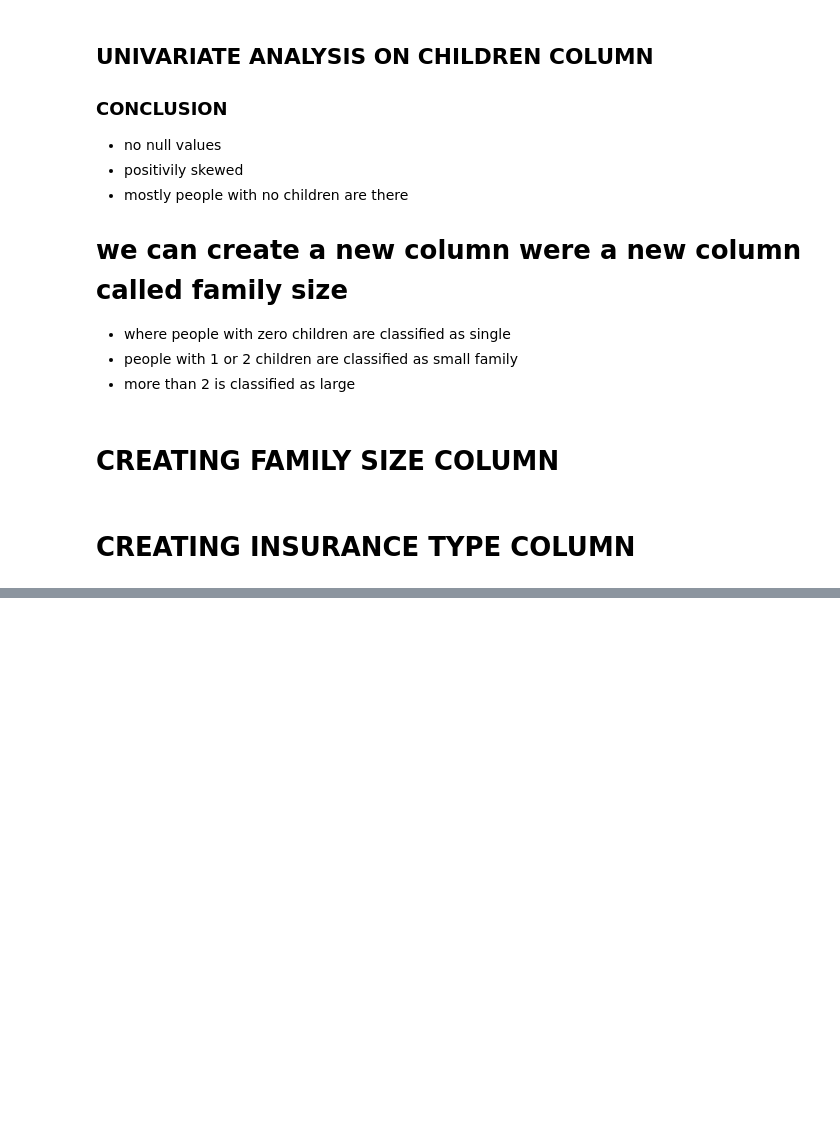
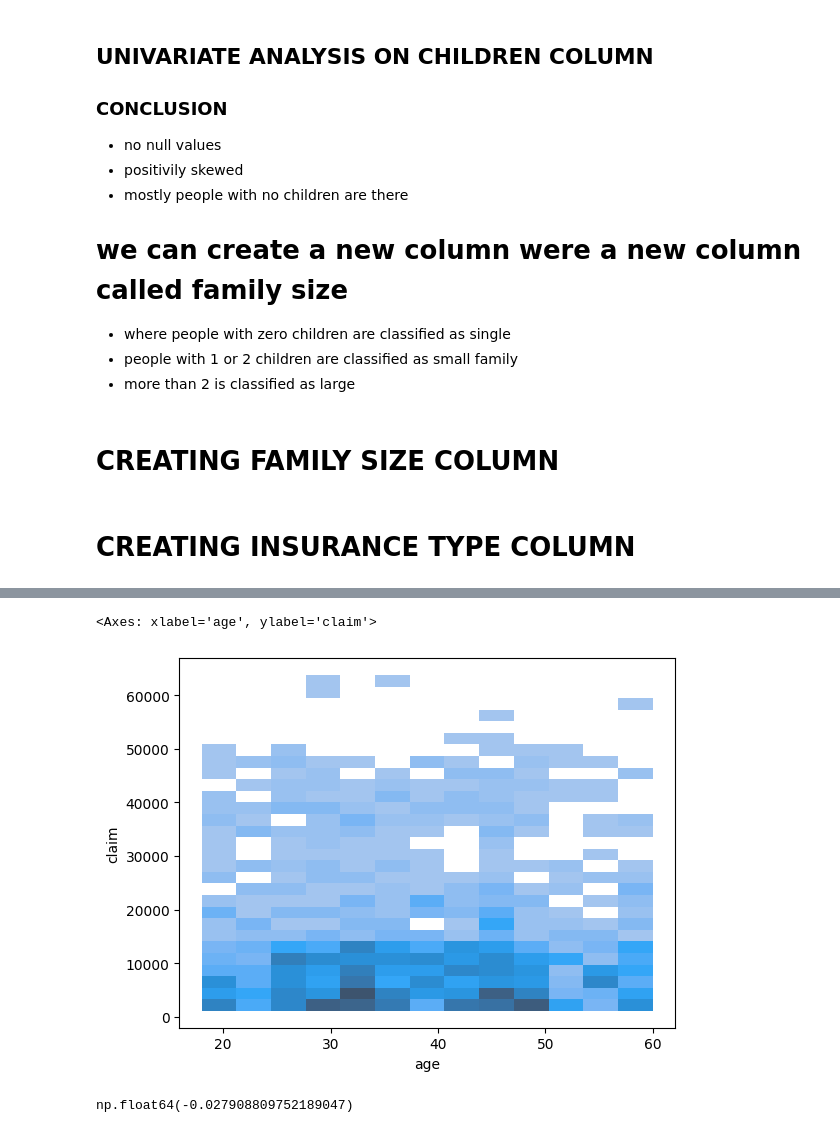
Before and after one commit to ronit-6464/INSURANCE-DATASET-EDA, a Jupyter notebook: EDA NOTEBOOK ON INSURANCE DATASET.ipynb, the cells around one changed output, grey strips where cells are left out. Cells and saved outputs as stored; diff of their text form; code cells hidden in the pictures; blank space fills up the shorter version.

```diff
--- a/EDA NOTEBOOK ON INSURANCE DATASET.ipynb
+++ b/EDA NOTEBOOK ON INSURANCE DATASET.ipynb
@@ -279,0 +301,10 @@ df['insurance_type']=df['claim'].apply(insurance_type)
+# %%
+sns.histplot(data=df,x='age',y='claim')
+# %% [output]
+<Axes: xlabel='age', ylabel='claim'>
+[figure, added]
+# %%
+df['age'].corr(df['claim'])
+#neglidible co relation
+# %% [output]
+np.float64(-0.027908809752189047)
```
Also changed, not shown: parts of 9 cells of this notebook.
